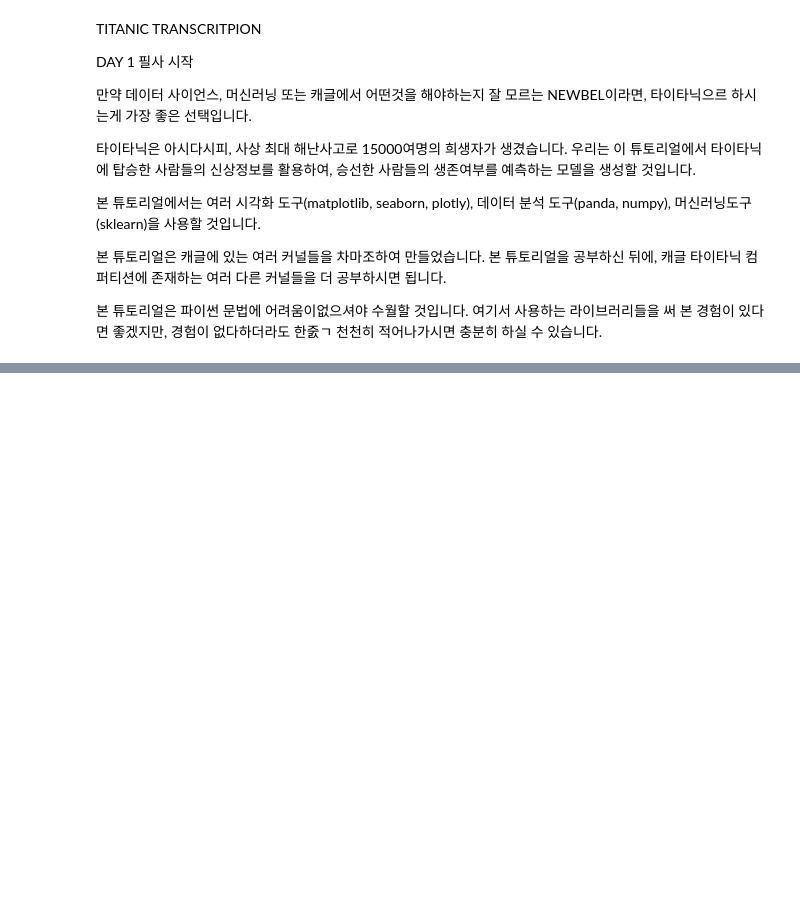
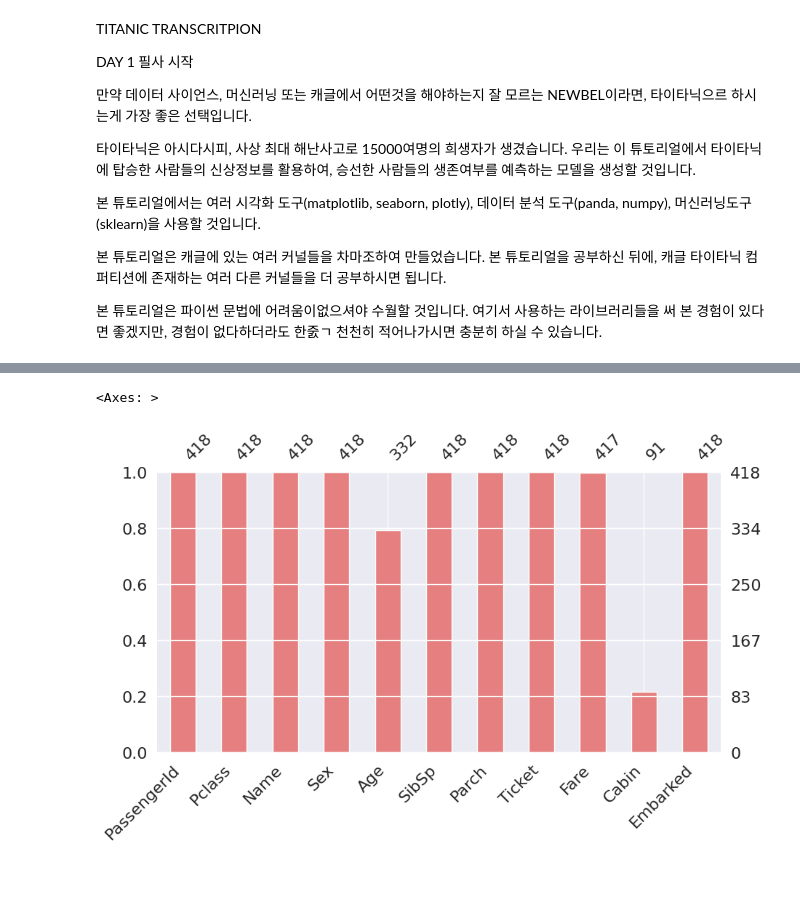
Before and after one commit to Highflying07/Data-Science, a Jupyter notebook: titanic-transcription-kyusun.ipynb, the cells around one changed output, grey strips where cells are left out. Saved outputs shown, nothing was run; the diff lists cells and outputs as text; code cells hidden in the pictures; blank space fills up the shorter version.

Commit message:
Kaggle Notebook | titanic_transcription_kyusun | Version 3

```diff
--- a/titanic-transcription-kyusun.ipynb
+++ b/titanic-transcription-kyusun.ipynb
@@ -55,3 +70,4 @@ warnings.filterwarnings('ignore')
 # %%
 df_train = pd.read_csv('/kaggle/input/titanic/train.csv')
-# df_test = pd.read_csv('C:/Users/havqs/Downloads/titanic/test.csv')
+df_test = pd.read_csv('/kaggle/input/titanic/test.csv')
+df_submission = pd.read_csv('/kaggle/input/titanic/gender_submission.csv')
@@ -57,0 +212,7 @@ df_train = pd.read_csv('/kaggle/input/titanic/train.csv')
+# %%
+msno.bar(df=df_test.iloc[:,:], figsize=(10,5), color=(0.9, 0.5, 0.5))
+# %% [output]
+<Axes: >
+[figure, added]
+# %% [markdown]
+#
```
Also changed, not shown: parts of 19 cells of this notebook.
